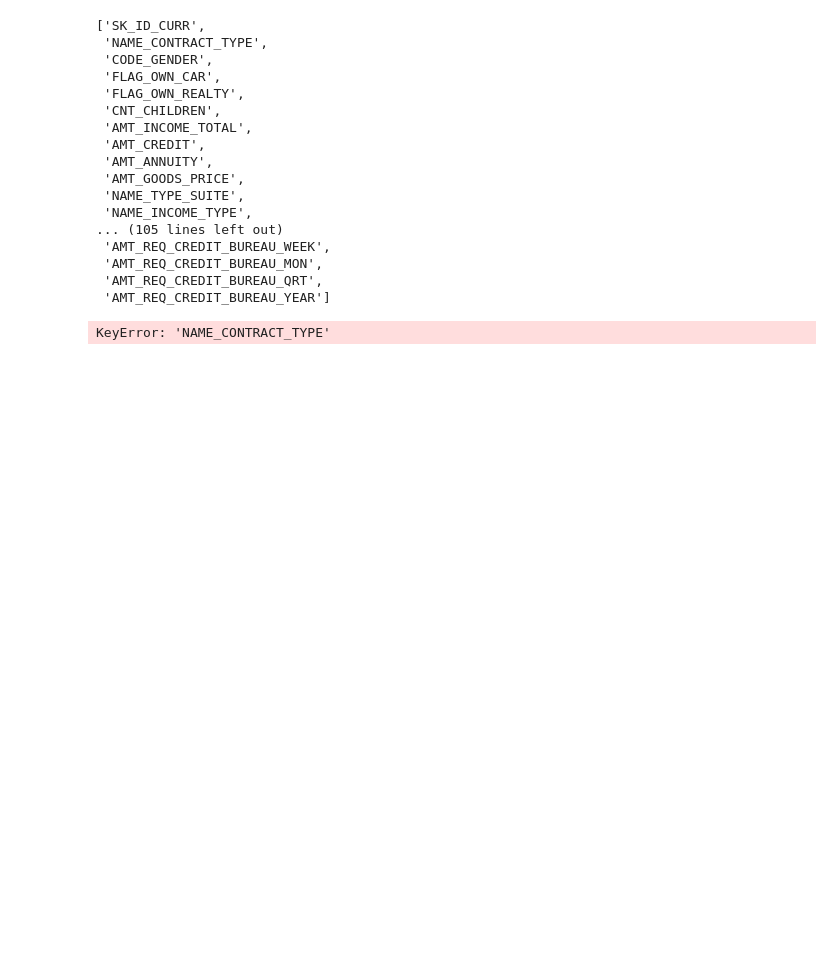
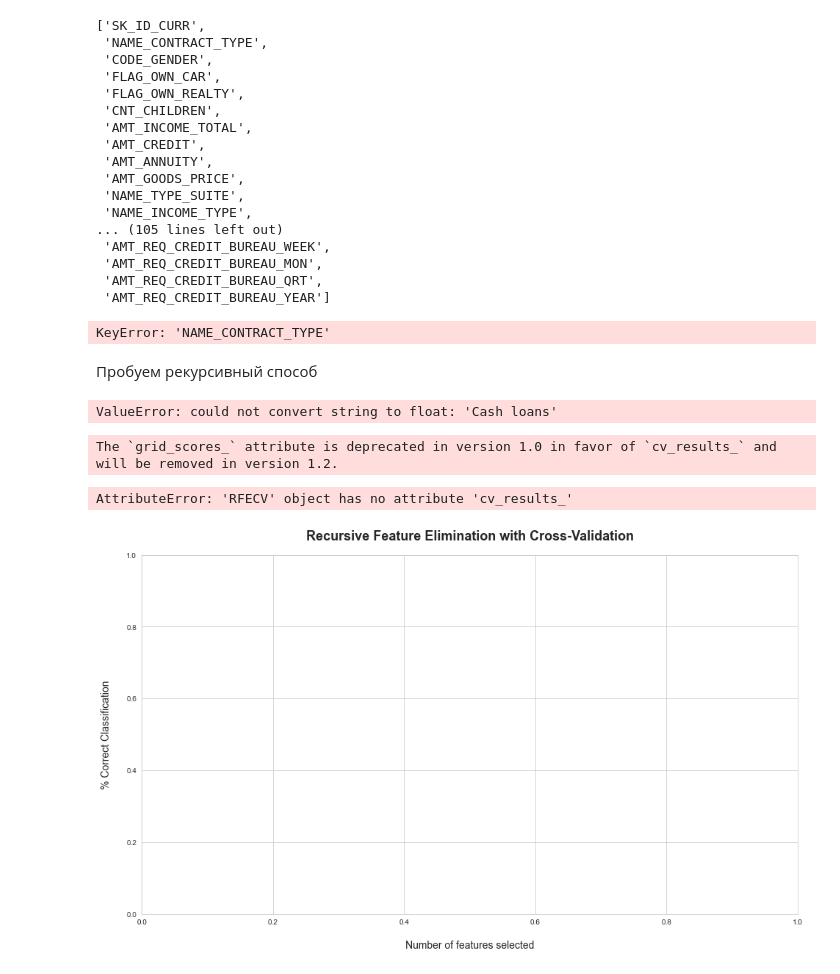
Before and after one commit to RuslanYusup/HCB, a Jupyter notebook: HCB.ipynb, the cells around one changed output. Drawn from its saved outputs; the diff is of its cells as text; code cells hidden in the pictures; blank space fills up the shorter version.

Commit message:
feature selection_

```diff
--- a/HCB.ipynb
+++ b/HCB.ipynb
@@ -1103,3 +1103,8 @@ plt.plot(x, y_train)
 plt.plot(x, y_test)
 plt.ylim((0.6, 0.8))
 plt.show()
+# %% [markdown]
+Пробуем рекурсивный способ
+# %%
+target_c = dt_cut['TARGET']
+train_cut = dt_cut.drop(labels= ['TARGET'], axis = 1)
@@ -1106,3 +1114,41 @@ plt.show()
+# %%
+train_cut, test_c = train_cut.align(train_cut, join='inner', axis=1)
+
+cat = ['NAME_CONTRACT_TYPE', 'CODE_GENDER', 'FLAG_OWN_CAR', 'FLAG_OWN_REALTY', 'NAME_TYPE_SUITE',
+       'NAME_INCOME_TYPE',
+       'NAME_EDUCATION_TYPE', 'NAME_FAMILY_STATUS', 'NAME_HOUSING_TYPE', 'OCCUPATION_TYPE',
+       'WEEKDAY_APPR_PROCESS_START', 'ORGANIZATION_TYPE', 'FONDKAPREMONT_MODE', 'HOUSETYPE_MODE',
+       'WALLSMATERIAL_MODE',
+       'EMERGENCYSTATE_MODE']
+
+for c in cat:
+    train_cut[c] = train_cut[c].astype('category')
+
+for c in cat:
+    test_c[c] = test_c[c].astype('category')
+# %%
+model_6 = LGBMClassifier(objective="binary", categorical_feature=cat) #можно ли сразу закинуть в параметры списко категориальных параметров?
+rfecv = RFECV(estimator=model_6,
+              step=1,
+              cv=3,
+              n_jobs=-1,
+              min_features_to_select=5,
+              scoring='roc_auc_score')
+rfecv.fit(train_cut, target_c)
+# %% [output]
+ValueError: could not convert string to float: 'Cash loans'
+# %%
+plt.figure(figsize=(16, 9))
+plt.title('Recursive Feature Elimination with Cross-Validation', fontsize=18, fontweight='bold', pad=20)
+plt.xlabel('Number of features selected', fontsize=14, labelpad=20)
+plt.ylabel('% Correct Classification', fontsize=14, labelpad=20)
+plt.plot(range(1, len(rfecv.grid_scores_) + 1), rfecv.grid_scores_, color='#303F9F', linewidth=3)
+
+plt.show()
+# %% [output]
+The `grid_scores_` attribute is deprecated in version 1.0 in favor of `cv_results_` and will be removed in version 1.2.
+AttributeError: 'RFECV' object has no attribute 'cv_results_'
+[figure, added]
 # %%
 #max_number_variables = 5
 #number_iterations = min(max_number_variables, len(candidate_features))
```
Also changed, not shown: parts of 3 cells of this notebook.
